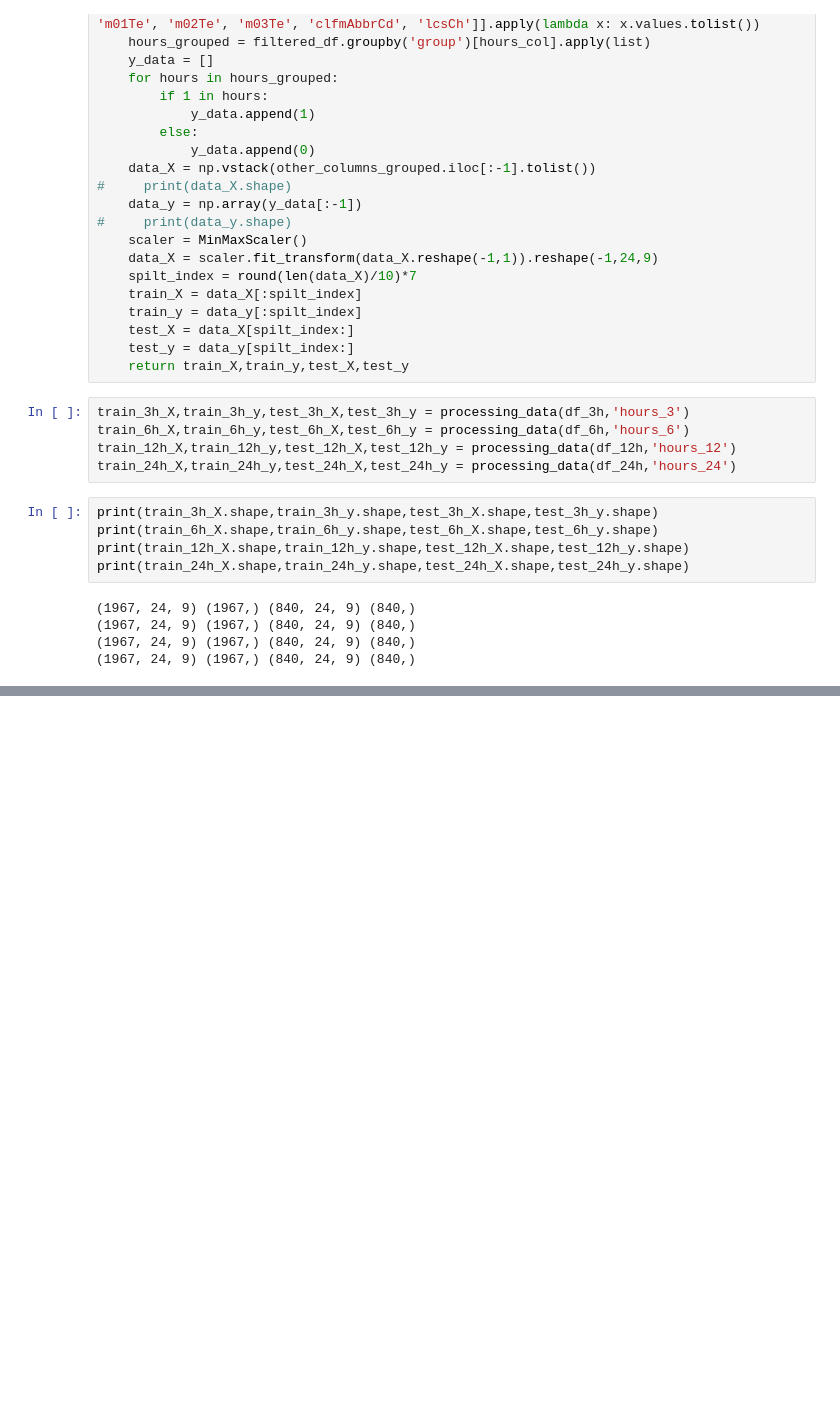
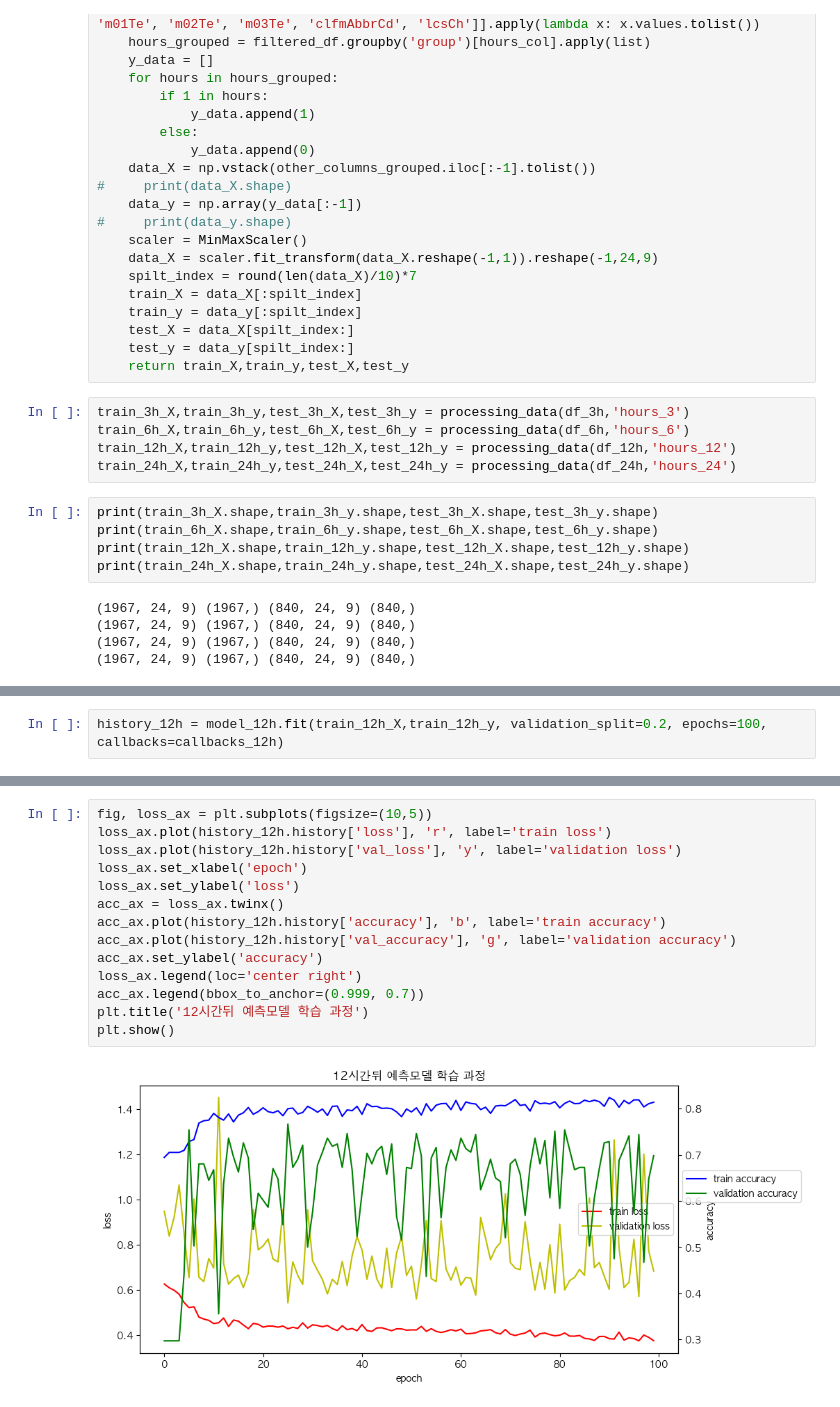
Before and after one commit to KHH0618/RainScanner, a Jupyter notebook: LSTM/LSTM_models_train.ipynb, the cells around one changed output, grey strips where cells are left out. Saved outputs shown, nothing was run; the diff lists cells and outputs as text; blank space fills up the shorter version.

```diff
--- a/LSTM/LSTM_models_train.ipynb
+++ b/LSTM/LSTM_models_train.ipynb
@@ -248,0 +353,2 @@ Epoch 50/50
+# %%
+history_12h = model_12h.fit(train_12h_X,train_12h_y, validation_split=0.2, epochs=100, callbacks=callbacks_12h)
@@ -248,0 +449,16 @@ Epoch 50/50
+# %%
+fig, loss_ax = plt.subplots(figsize=(10,5))
+loss_ax.plot(history_12h.history['loss'], 'r', label='train loss')
+loss_ax.plot(history_12h.history['val_loss'], 'y', label='validation loss')
+loss_ax.set_xlabel('epoch')
+loss_ax.set_ylabel('loss')
+acc_ax = loss_ax.twinx()
+acc_ax.plot(history_12h.history['accuracy'], 'b', label='train accuracy')
+acc_ax.plot(history_12h.history['val_accuracy'], 'g', label='validation accuracy')
+acc_ax.set_ylabel('accuracy')
+loss_ax.legend(loc='center right')
+acc_ax.legend(bbox_to_anchor=(0.999, 0.7))
+plt.title('12시간뒤 예측모델 학습 과정')
+plt.show()
+# %% [output]
+[figure, added]
```
Also changed, not shown: parts of 31 cells of this notebook, 7 other files.
